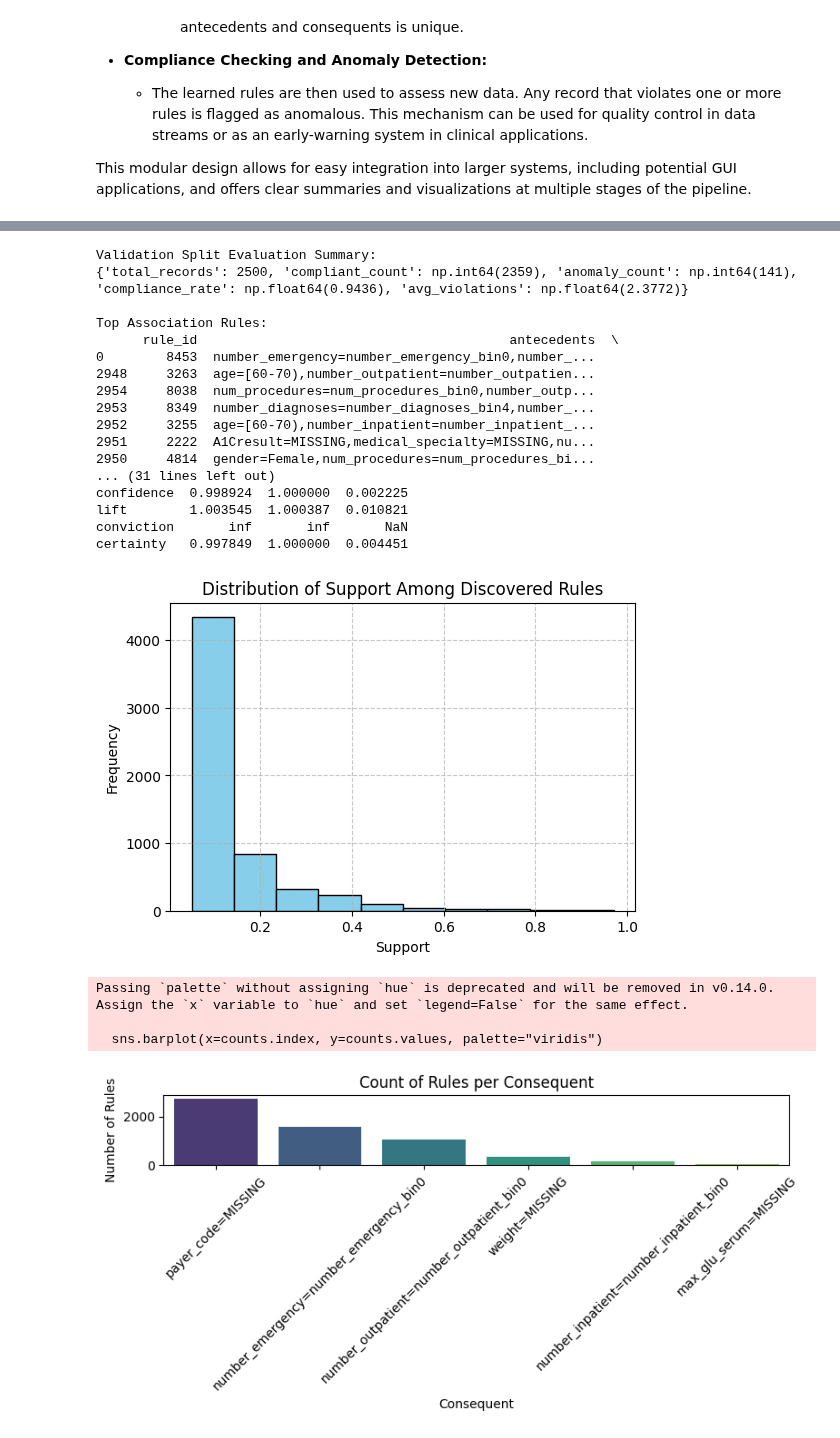
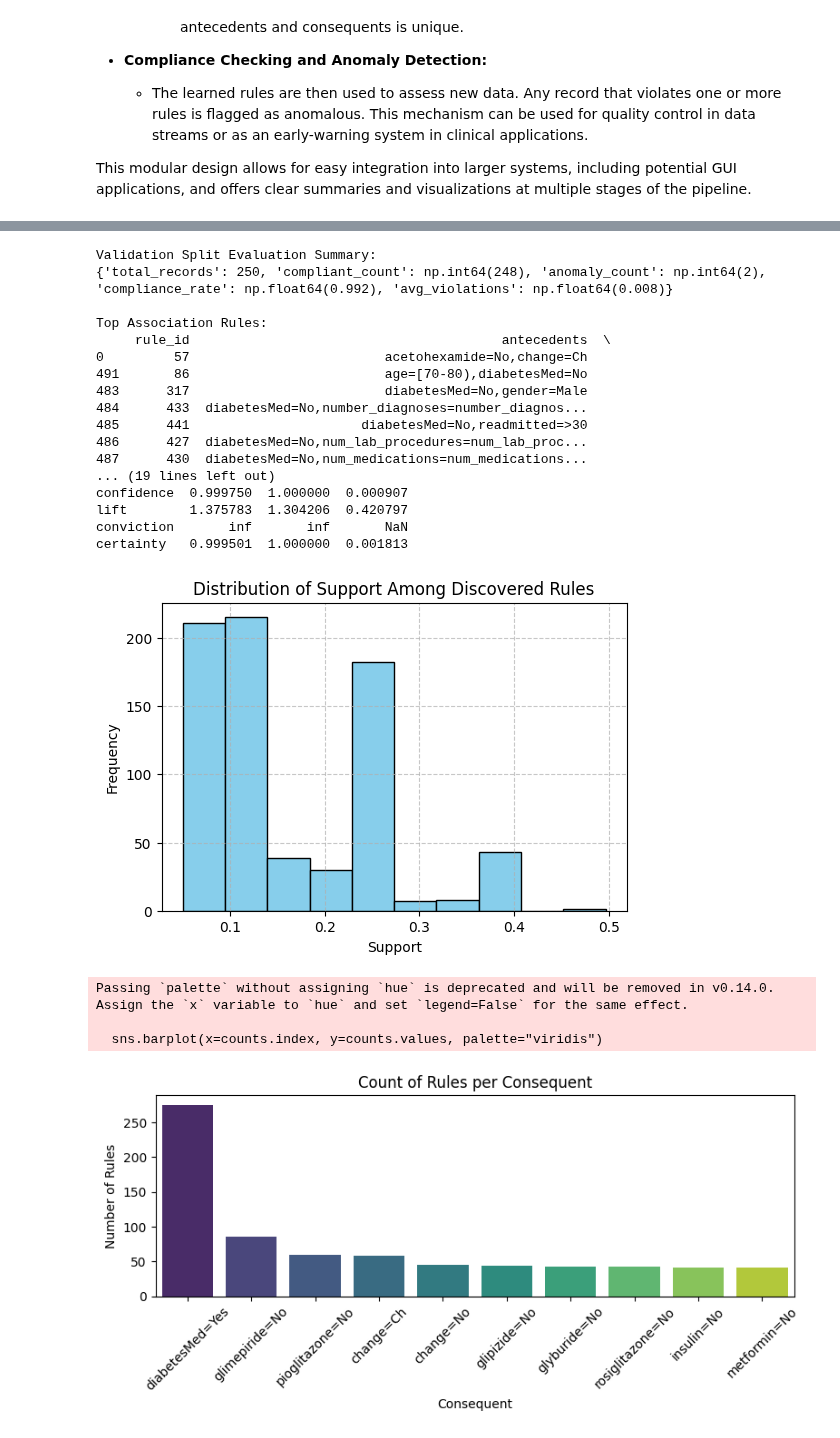
Before and after one commit to denizakdemir/denizakdemir.github.io, a Jupyter notebook: notebooks/HierarchyRules.ipynb, the cells around one changed output, grey strips where cells are left out. Drawn from its saved outputs; the diff is of its cells as text; code cells hidden in the pictures.

Commit message:
New: Anomaly rules df

```diff
--- a/notebooks/HierarchyRules.ipynb
+++ b/notebooks/HierarchyRules.ipynb
@@ -679,6 +768,10 @@ if __name__ == "__main__":
         low_memory=True
     )
 
+    # drop variables that are mostly missing (90 PERCENT)
+    df = df.dropna(thresh=int(0.1 * len(df)), axis=1)
+
+
     # Drop columns that are less meaningful for rule discovery.
     columns_to_drop = [
         'encounter_id',
@@ -688,24 +781,22 @@ if __name__ == "__main__":
         'admission_source_id'
     ]
     df.drop(columns=columns_to_drop, inplace=True, errors='ignore')
-
-    # Optionally, sample a subset of data for performance.
-    # df = df.sample(frac=0.3, random_state=42)
+    print(df.columns.to_list())
 
     # Split data into training, validation, and testing sets.
-    df_train = df.iloc[:10000, :20].copy()
-    df_validation = df.iloc[10000:12500, :20].copy()
-    df_test = df.iloc[12500:15000, :20].copy()
+    df_train = df.iloc[:5000, ].copy()
+    df_validation = df.iloc[5000:5250, ].copy()
+    df_test = df.iloc[5250:5500, ].copy()
 
     # Initialize the rules explorer.
     explorer = HierarchicalRulesExplorer(
         min_support=0.05,         # At least 5% of transactions.
-        min_confidence=0.99,      # Nearly deterministic; adjust as needed.
-        min_lift=1.0,            # No extra lift requirement.
-        min_rule_support=0.01,   # Rules must appear in at least 1% of transactions.
+        min_confidence=0.995,      # Nearly deterministic; adjust as needed.
+        min_lift=1.01,            # No extra lift requirement.
+        min_rule_support=0.02,   # Rules must appear in at least 1% of transactions.
         deterministic_only=False, # Only show rules with confidence == 1.0.
         min_itemset_length=1,
-        max_itemset_length=4,
+        max_itemset_length=3,
         sample_fraction=0.8,      # Use 80% of the training data (optional)
         display_plots=True,       # Set to False if integrating into a GUI
         verbose=True
@@ -749,25 +840,25 @@ Train Split Evaluation Summary:
 Validation Split Evaluation Summary:
-{'total_records': 2500, 'compliant_count': np.int64(2359), 'anomaly_count': np.int64(141), 'compliance_rate': np.float64(0.9436), 'avg_violations': np.float64(2.3772)}
+{'total_records': 250, 'compliant_count': np.int64(248), 'anomaly_count': np.int64(2), 'compliance_rate': np.float64(0.992), 'avg_violations': np.float64(0.008)}
 
 Top Association Rules:
-      rule_id                                        antecedents  \
-0        8453  number_emergency=number_emergency_bin0,number_...
-2948     3263  age=[60-70),number_outpatient=number_outpatien...
-2954     8038  num_procedures=num_procedures_bin0,number_outp...
-2953     8349  number_diagnoses=number_diagnoses_bin4,number_...
-2952     3255  age=[60-70),number_inpatient=number_inpatient_...
-2951     2222  A1Cresult=MISSING,medical_specialty=MISSING,nu...
-2950     4814  gender=Female,num_procedures=num_procedures_bi...
-... (31 lines left out)
-confidence  0.998924  1.000000  0.002225
-lift        1.003545  1.000387  0.010821
+     rule_id                                        antecedents  \
+0         57                         acetohexamide=No,change=Ch
+491       86                         age=[70-80),diabetesMed=No
+483      317                         diabetesMed=No,gender=Male
+484      433  diabetesMed=No,number_diagnoses=number_diagnos...
+485      441                      diabetesMed=No,readmitted=>30
+486      427  diabetesMed=No,num_lab_procedures=num_lab_proc...
+487      430  diabetesMed=No,num_medications=num_medications...
+... (19 lines left out)
+confidence  0.999750  1.000000  0.000907
+lift        1.375783  1.304206  0.420797
 conviction       inf       inf       NaN
-certainty   0.997849  1.000000  0.004451
+certainty   0.999501  1.000000  0.001813
+[figure, new version]
+Passing `palette` without assigning `hue` is deprecated and will be removed in v0.14.0. Assign the `x` variable to `hue` and set `legend=False` for the same effect.
+
+  sns.barplot(x=counts.index, y=counts.values, palette="viridis")
-[figure, old version]
+[figure, new version]
-Passing `palette` without assigning `hue` is deprecated and will be removed in v0.14.0. Assign the `x` variable to `hue` and set `legend=False` for the same effect.
-
-  sns.barplot(x=counts.index, y=counts.values, palette="viridis")
-[figure, removed]
 Test Split Evaluation Summary:
 {'total_records': 5, 'compliant_count': np.int64(5), 'anomaly_count': np.int64(0), 'compliance_rate': np.float64(1.0), 'avg_violations': np.float64(0.0)}
 
```
Also changed, not shown: parts of 7 cells of this notebook, 13 other files.
